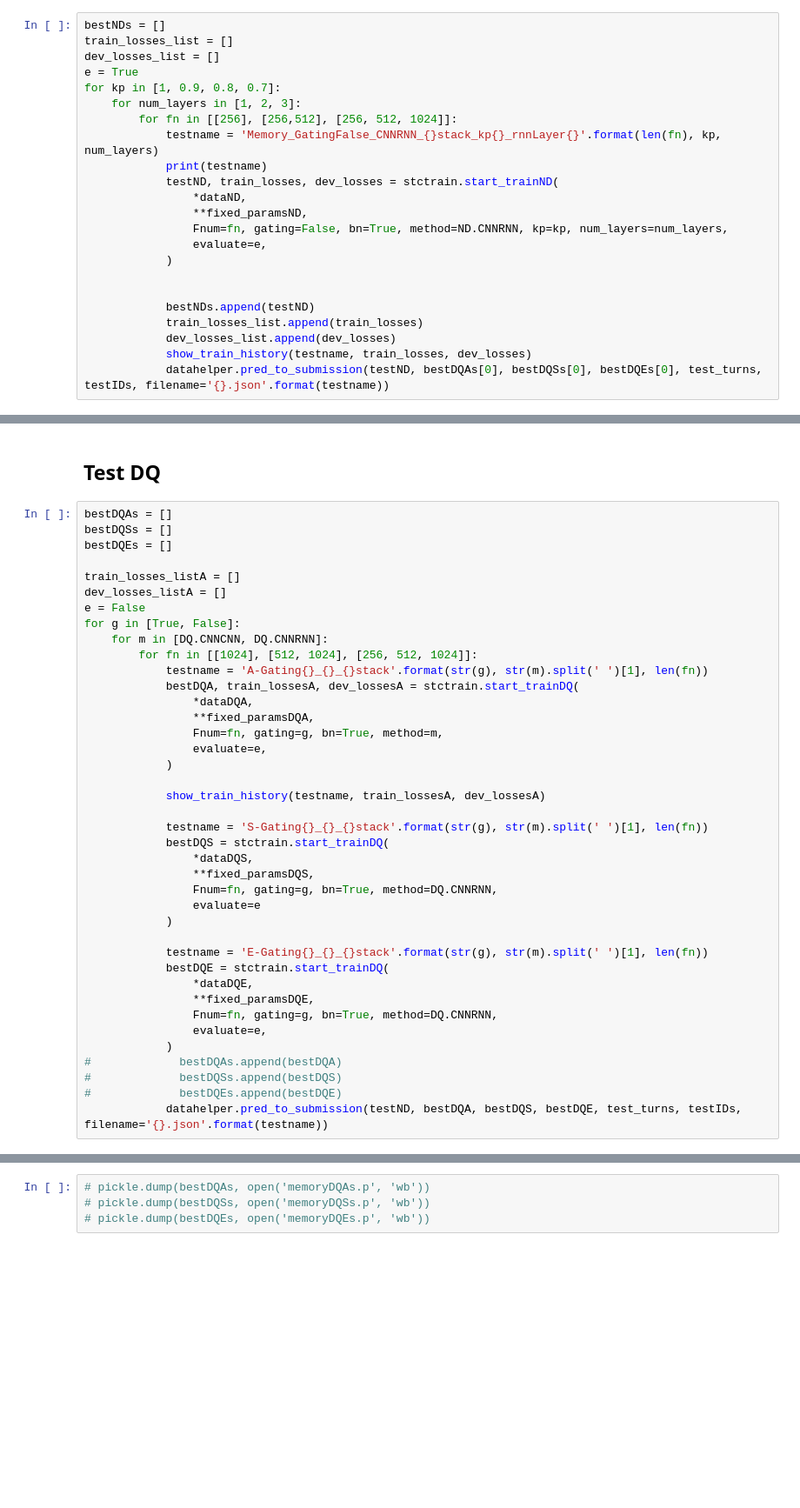
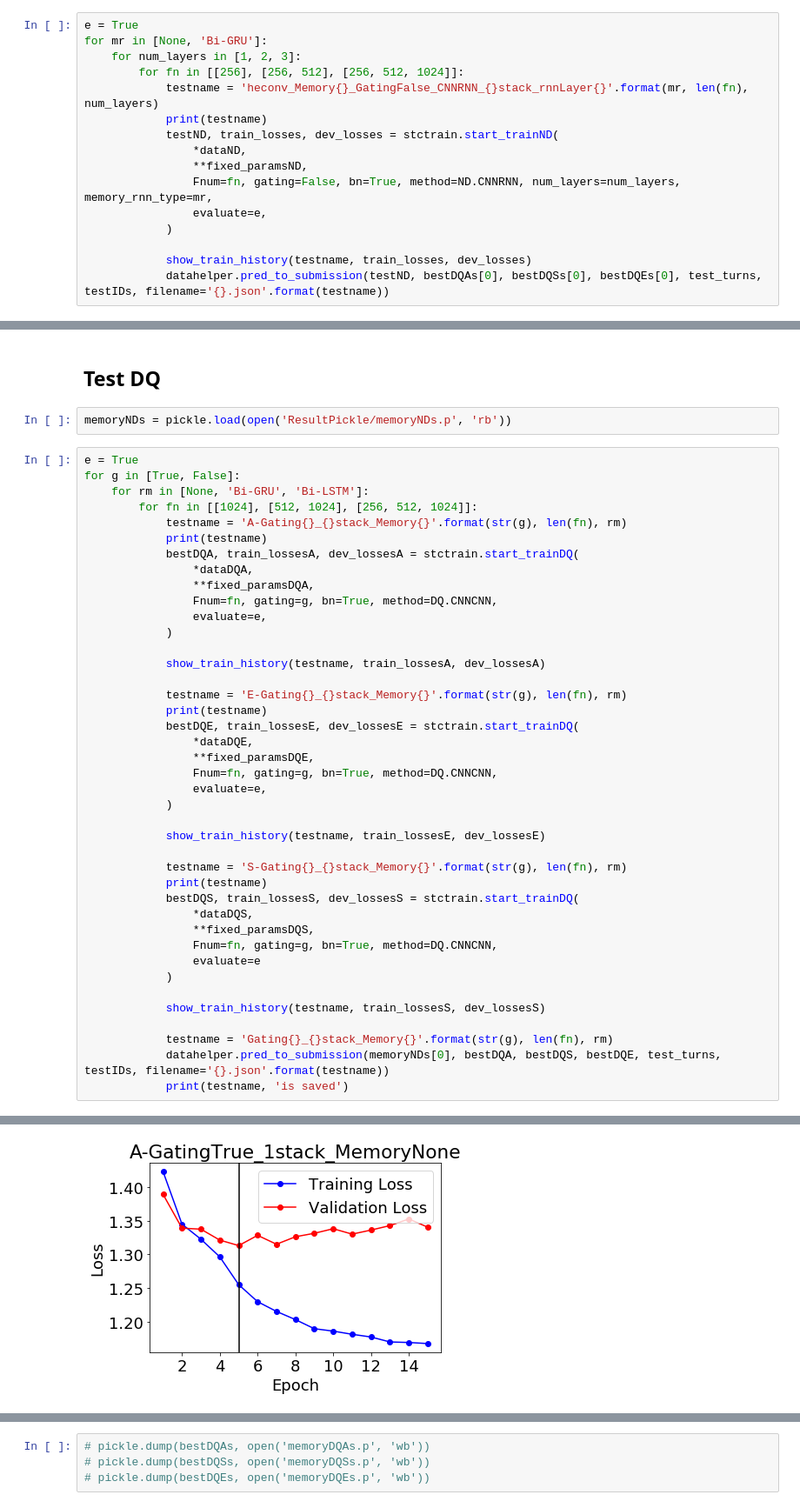
Before and after one commit to SeanCherngTW/NTCIR-STC3-NDDQsubtask, a Jupyter notebook: src/Hierarchical_model.ipynb, the cells around one changed output, grey strips where cells are left out. Shown: that part at 87% size. Cells and saved outputs as stored; diff of their text form; blank space fills up the shorter version.

```diff
--- a/src/Hierarchical_model.ipynb
+++ b/src/Hierarchical_model.ipynb
@@ -130,25 +134,18 @@ bestDQAs = pickle.load(open(BEST_PATH + 'memoryDQAs.p', "rb"))
 bestDQSs = pickle.load(open(BEST_PATH + 'memoryDQSs.p', "rb"))
 bestDQEs = pickle.load(open(BEST_PATH + 'memoryDQEs.p', "rb"))
 # %%
-bestNDs = []
-train_losses_list = []
-dev_losses_list = []
 e = True
-for kp in [1, 0.9, 0.8, 0.7]:
+for mr in [None, 'Bi-GRU']:
     for num_layers in [1, 2, 3]:
-        for fn in [[256], [256,512], [256, 512, 1024]]:
-            testname = 'Memory_GatingFalse_CNNRNN_{}stack_kp{}_rnnLayer{}'.format(len(fn), kp, num_layers)
+        for fn in [[256], [256, 512], [256, 512, 1024]]:
+            testname = 'heconv_Memory{}_GatingFalse_CNNRNN_{}stack_rnnLayer{}'.format(mr, len(fn), num_layers)
             print(testname)
             testND, train_losses, dev_losses = stctrain.start_trainND(
                 *dataND,
                 **fixed_paramsND,
-                Fnum=fn, gating=False, bn=True, method=ND.CNNRNN, kp=kp, num_layers=num_layers,
+                Fnum=fn, gating=False, bn=True, method=ND.CNNRNN, num_layers=num_layers, memory_rnn_type=mr,
                 evaluate=e,
             )
 
-
-            bestNDs.append(testND)
-            train_losses_list.append(train_losses)
-            dev_losses_list.append(dev_losses)
             show_train_history(testname, train_losses, dev_losses)
             datahelper.pred_to_submission(testND, bestDQAs[0], bestDQSs[0], bestDQEs[0], test_turns, testIDs, filename='{}.json'.format(testname))
@@ -164,43 +153,47 @@ show_train_history('3-stack CNN + RNN', train_losses_list[2], dev_losses_list[2]
 # pickle.dump(bestNDs, open('memoryND_Labels.p', 'wb'))
 # %% [markdown]
 ## Test DQ
+# %%
+memoryNDs = pickle.load(open('ResultPickle/memoryNDs.p', 'rb'))
 # %%
-bestDQAs = []
-bestDQSs = []
-bestDQEs = []
-
-train_losses_listA = []
-dev_losses_listA = []
-e = False
+e = True
 for g in [True, False]:
-    for m in [DQ.CNNCNN, DQ.CNNRNN]:
+    for rm in [None, 'Bi-GRU', 'Bi-LSTM']:
         for fn in [[1024], [512, 1024], [256, 512, 1024]]:
-            testname = 'A-Gating{}_{}_{}stack'.format(str(g), str(m).split(' ')[1], len(fn))
+            testname = 'A-Gating{}_{}stack_Memory{}'.format(str(g), len(fn), rm)
+            print(testname)
             bestDQA, train_lossesA, dev_lossesA = stctrain.start_trainDQ(
                 *dataDQA,
                 **fixed_paramsDQA,
-                Fnum=fn, gating=g, bn=True, method=m,
+                Fnum=fn, gating=g, bn=True, method=DQ.CNNCNN,
                 evaluate=e,
             )
 
             show_train_history(testname, train_lossesA, dev_lossesA)
 
-            testname = 'S-Gating{}_{}_{}stack'.format(str(g), str(m).split(' ')[1], len(fn))
-            bestDQS = stctrain.start_trainDQ(
+            testname = 'E-Gating{}_{}stack_Memory{}'.format(str(g), len(fn), rm)
+            print(testname)
+            bestDQE, train_lossesE, dev_lossesE = stctrain.start_trainDQ(
+                *dataDQE,
+                **fixed_paramsDQE,
+                Fnum=fn, gating=g, bn=True, method=DQ.CNNCNN,
+                evaluate=e,
+            )
+
+            show_train_history(testname, train_lossesE, dev_lossesE)
+
+            testname = 'S-Gating{}_{}stack_Memory{}'.format(str(g), len(fn), rm)
+            print(testname)
+            bestDQS, train_lossesS, dev_lossesS = stctrain.start_trainDQ(
                 *dataDQS,
                 **fixed_paramsDQS,
-                Fnum=fn, gating=g, bn=True, method=DQ.CNNRNN,
+                Fnum=fn, gating=g, bn=True, method=DQ.CNNCNN,
                 evaluate=e
             )
 
-            testname = 'E-Gating{}_{}_{}stack'.format(str(g), str(m).split(' ')[1], len(fn))
-            bestDQE = stctrain.start_trainDQ(
-                *dataDQE,
-                **fixed_paramsDQE,
-                Fnum=fn, gating=g, bn=True, method=DQ.CNNRNN,
-                evaluate=e,
-            )
-#             bestDQAs.append(bestDQA)
-#             bestDQSs.append(bestDQS)
-#             bestDQEs.append(bestDQE)
-            datahelper.pred_to_submission(testND, bestDQA, bestDQS, bestDQE, test_turns, testIDs, filename='{}.json'.format(testname))
+            show_train_history(testname, train_lossesS, dev_lossesS)
+
+            testname = 'Gating{}_{}stack_Memory{}'.format(str(g), len(fn), rm)
+            datahelper.pred_to_submission(memoryNDs[0], bestDQA, bestDQS, bestDQE, test_turns, testIDs, filename='{}.json'.format(testname))
+            print(testname, 'is saved')
+# %% [output]
@@ -206,0 +203 @@ for g in [True, False]:
+[figure, added]
```
Also changed, not shown: parts of 7 cells of this notebook, 4 other files.
